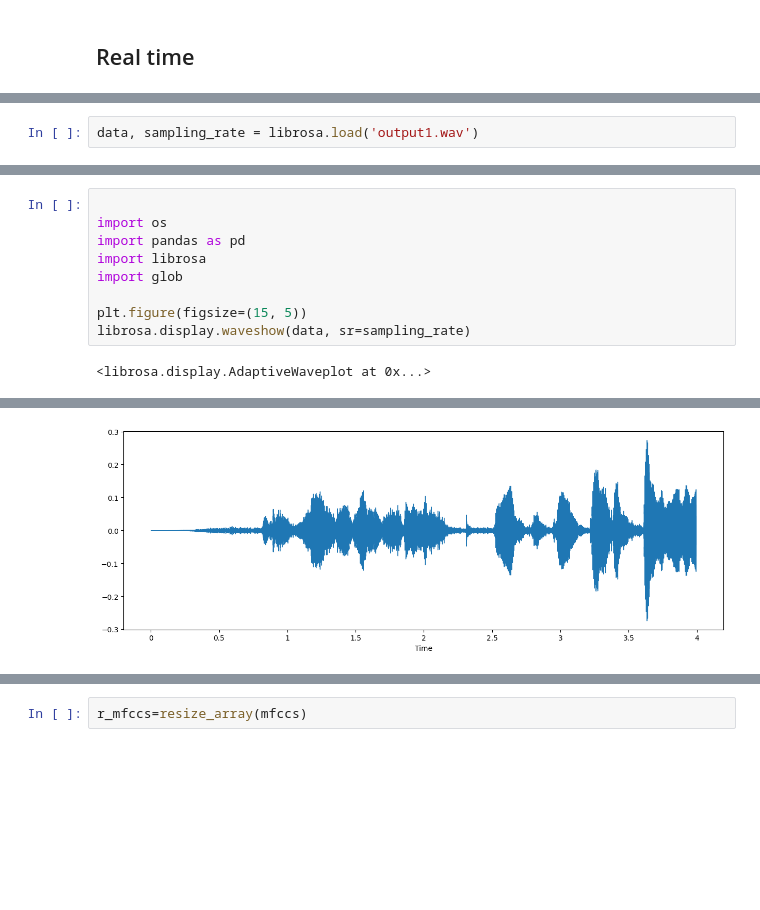
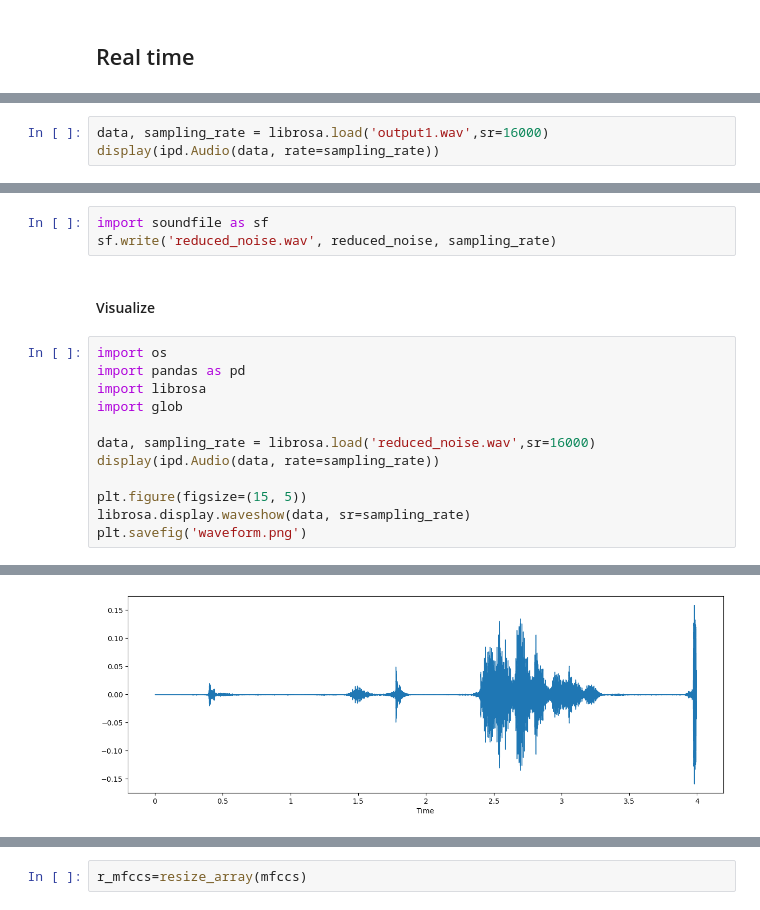
Before and after one commit to pushkar-112/Speech-Emotion-Recognition, a Jupyter notebook: ClinicalSER-23Jan.ipynb, the cells around one changed output, grey strips where cells are left out. Saved outputs shown, nothing was run; the diff lists cells and outputs as text; blank space fills up the shorter version.

Commit message:
added denoising, save output images for application

```diff
--- a/ClinicalSER-23Jan.ipynb
+++ b/ClinicalSER-23Jan.ipynb
@@ -512,2 +543,3 @@ accuracy: 89.93%
 # %%
-data, sampling_rate = librosa.load('output1.wav')
+data, sampling_rate = librosa.load('output1.wav',sr=16000)
+display(ipd.Audio(data, rate=sampling_rate))
@@ -514,11 +557,18 @@ data, sampling_rate = librosa.load('output1.wav')
+# %%
+import soundfile as sf
+sf.write('reduced_noise.wav', reduced_noise, sampling_rate)
+# %% [markdown]
+#### Visualize
 # %%
-
 import os
 import pandas as pd
 import librosa
 import glob
 
+data, sampling_rate = librosa.load('reduced_noise.wav',sr=16000)
+display(ipd.Audio(data, rate=sampling_rate))
+
 plt.figure(figsize=(15, 5))
 librosa.display.waveshow(data, sr=sampling_rate)
+plt.savefig('waveform.png')
 # %% [output]
-<librosa.display.AdaptiveWaveplot at 0x...>
@@ -525 +576 @@ librosa.display.waveshow(data, sr=sampling_rate)
-[figure, old version]
+[figure, new version]
```
Also changed, not shown: parts of 27 cells of this notebook, 8 other files.
